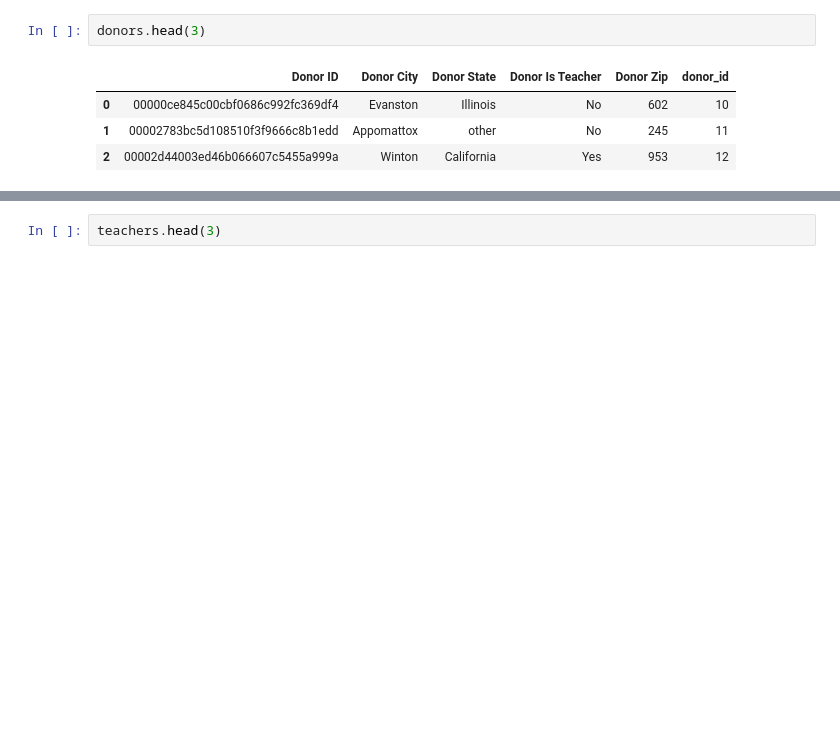
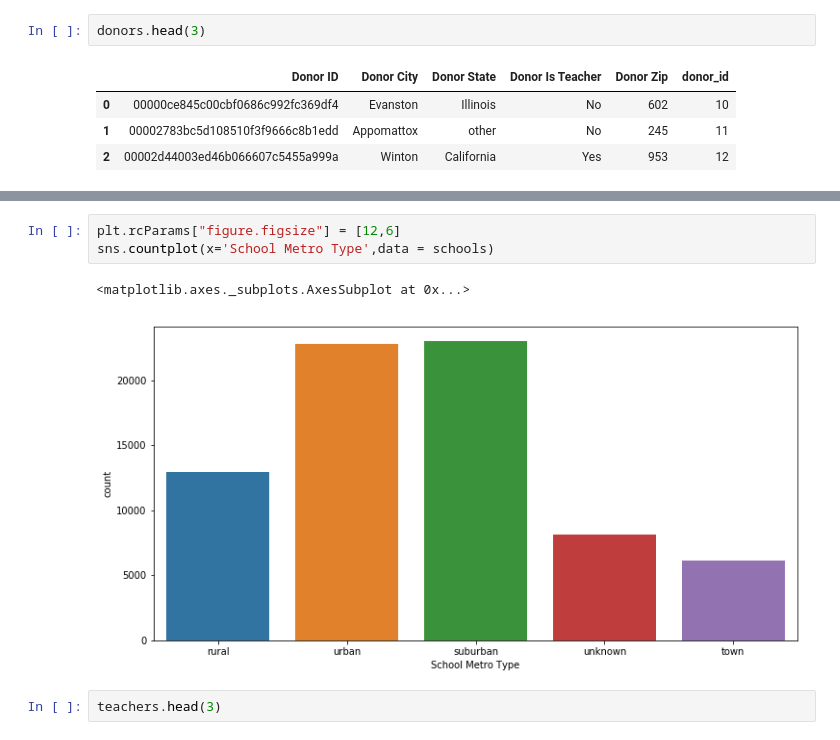
Before and after one commit to mwadegraff/DonorsChoose-io, a Jupyter notebook: DC EDA and Recommender-v4.ipynb, the cells around one changed output, grey strips where cells are left out. Drawn from its saved outputs; the diff is of its cells as text; blank space fills up the shorter version.

```diff
--- a/DC EDA and Recommender-v4.ipynb
+++ b/DC EDA and Recommender-v4.ipynb
@@ -190,6 +258,12 @@ schools.head(3)
 | 0 | 00003e0fdd601b8ea0a6eb44057b9c5e | Capon Bridge Middle School | rural | 56.0 | West Virginia | 26711 | ... |
 | 1 | 00004e32a448b4832e1b993500bf0731 | The Woodlands College Park High S... | urban | 41.0 | Texas | 77384 | ... |
 | 2 | 0002021bb799f28de224f1acc1ff08c4 | Samantha Smith Elementary School | suburban | 2.0 | Washington | 98074 | ... |
+# %%
+plt.rcParams["figure.figsize"] = [12,6]
+sns.countplot(x='School Metro Type',data = schools)
+# %% [output]
+<matplotlib.axes._subplots.AxesSubplot at 0x...>
+[figure, added]
 # %%
 teachers.head(3)
 # %% [output]
```
Also changed, not shown: parts of 8 cells of this notebook.
